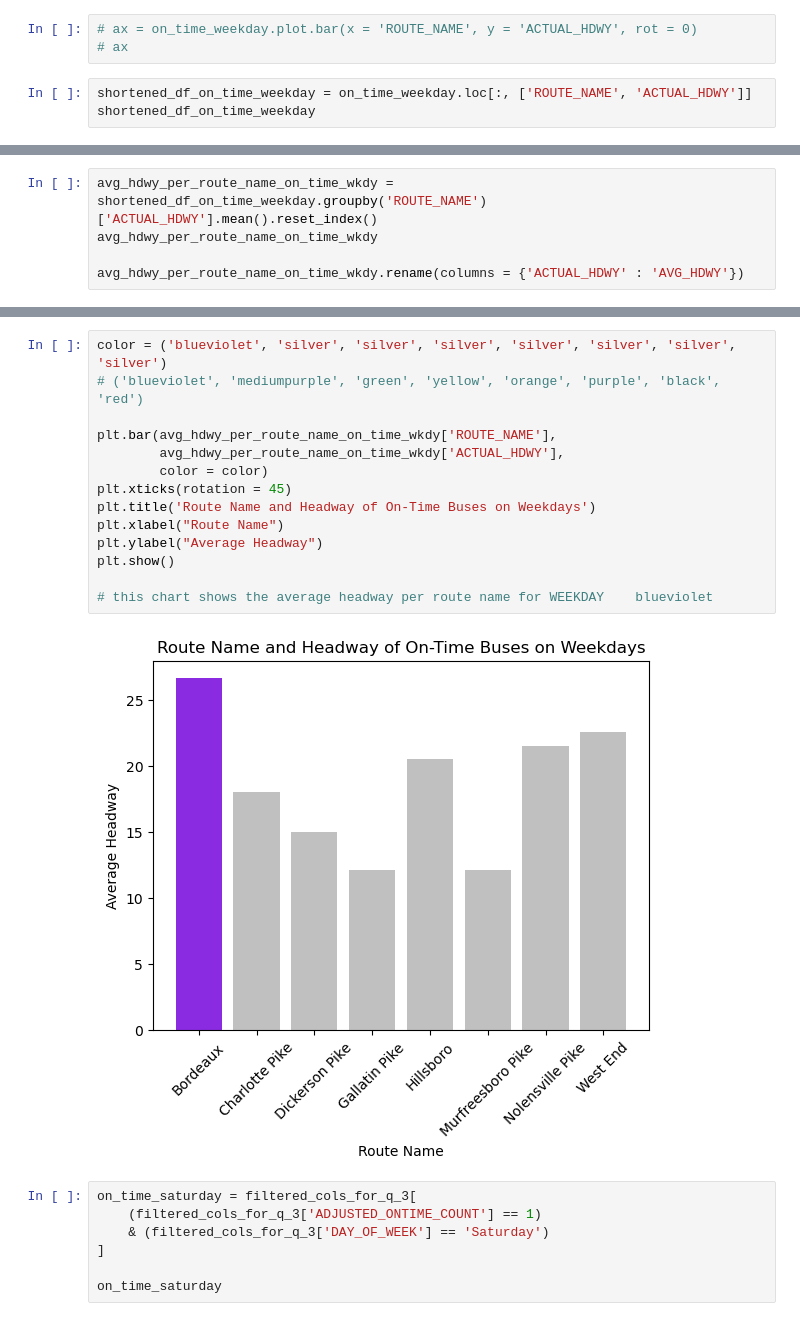
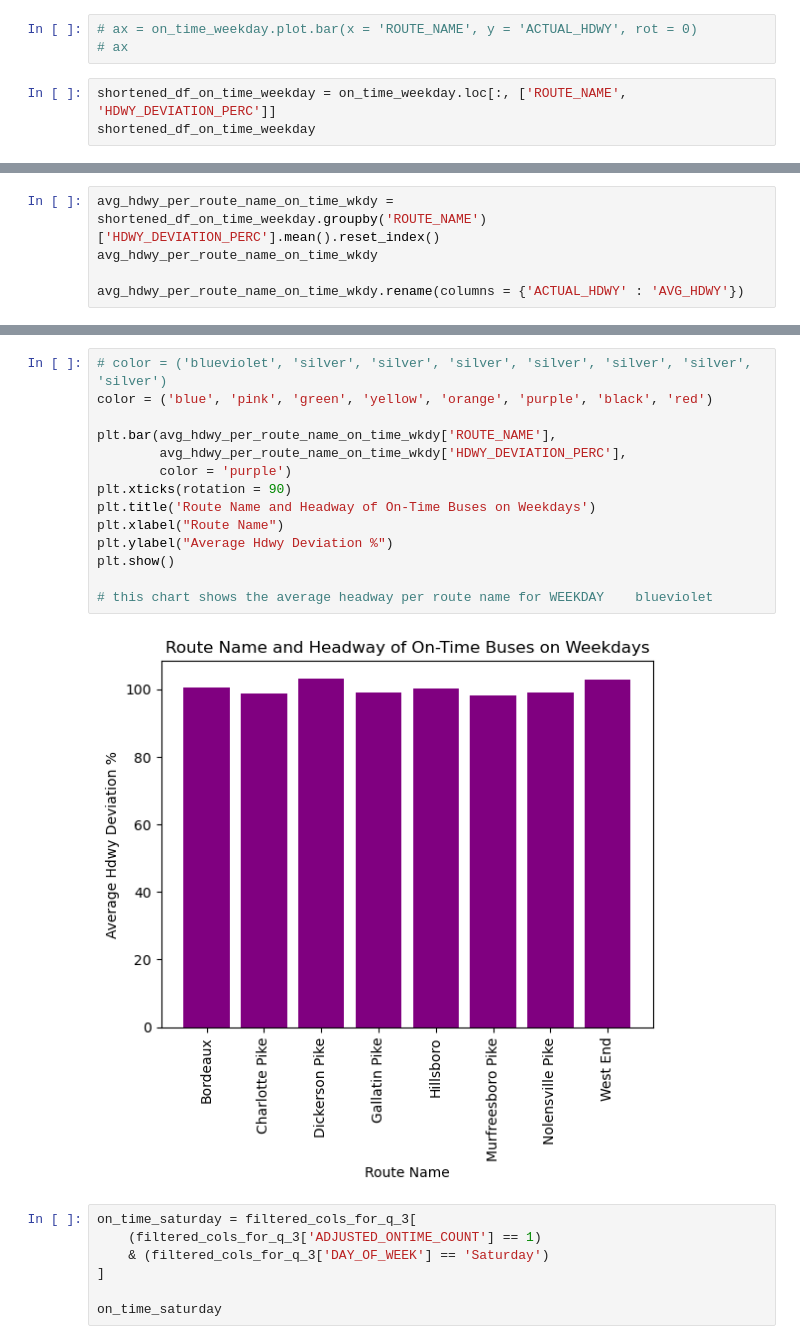
Before and after one commit to NSS-Data-Analytics-Cohort-11/wego-the-brotherhood-of-steel, a Jupyter notebook: notebooks/WeGo Project.ipynb, the cells around one changed output, grey strips where cells are left out. Saved outputs shown, nothing was run; the diff lists cells and outputs as text.

```diff
--- a/notebooks/WeGo Project.ipynb
+++ b/notebooks/WeGo Project.ipynb
@@ -973,6 +974,6 @@ on_time_weekday.describe()
 # ax = on_time_weekday.plot.bar(x = 'ROUTE_NAME', y = 'ACTUAL_HDWY', rot = 0)
 # ax
 # %%
-shortened_df_on_time_weekday = on_time_weekday.loc[:, ['ROUTE_NAME', 'ACTUAL_HDWY']]
+shortened_df_on_time_weekday = on_time_weekday.loc[:, ['ROUTE_NAME', 'HDWY_DEVIATION_PERC']]
 shortened_df_on_time_weekday
 # %% [output]
@@ -991,6 +992,6 @@ shortened_df_on_time_weekday
 37862 rows × 2 columns
 # %%
-avg_hdwy_per_route_name_on_time_wkdy = shortened_df_on_time_weekday.groupby('ROUTE_NAME')['ACTUAL_HDWY'].mean().reset_index()
+avg_hdwy_per_route_name_on_time_wkdy = shortened_df_on_time_weekday.groupby('ROUTE_NAME')['HDWY_DEVIATION_PERC'].mean().reset_index()
 avg_hdwy_per_route_name_on_time_wkdy
 
 avg_hdwy_per_route_name_on_time_wkdy.rename(columns = {'ACTUAL_HDWY' : 'AVG_HDWY'})
@@ -1007,19 +1008,19 @@ avg_hdwy_per_route_name_on_time_wkdy.rename(columns = {'ACTUAL_HDWY' : 'AVG_HDWY
 # %%
-color = ('blueviolet', 'silver', 'silver', 'silver', 'silver', 'silver', 'silver', 'silver')
-# ('blueviolet', 'mediumpurple', 'green', 'yellow', 'orange', 'purple', 'black', 'red')
+# color = ('blueviolet', 'silver', 'silver', 'silver', 'silver', 'silver', 'silver', 'silver')
+color = ('blue', 'pink', 'green', 'yellow', 'orange', 'purple', 'black', 'red')
 
 plt.bar(avg_hdwy_per_route_name_on_time_wkdy['ROUTE_NAME'],
-        avg_hdwy_per_route_name_on_time_wkdy['ACTUAL_HDWY'],
-        color = color)
-plt.xticks(rotation = 45)
+        avg_hdwy_per_route_name_on_time_wkdy['HDWY_DEVIATION_PERC'],
+        color = 'purple')
+plt.xticks(rotation = 90)
 plt.title('Route Name and Headway of On-Time Buses on Weekdays')
 plt.xlabel("Route Name")
-plt.ylabel("Average Headway")
+plt.ylabel("Average Hdwy Deviation %")
 plt.show()
 
 # this chart shows the average headway per route name for WEEKDAY    blueviolet
 # %% [output]
-[figure, old version]
+[figure, new version]
 # %%
 on_time_saturday = filtered_cols_for_q_3[
     (filtered_cols_for_q_3['ADJUSTED_ONTIME_COUNT'] == 1)
```
Also changed, not shown: parts of 72 cells of this notebook, 4 other files.
